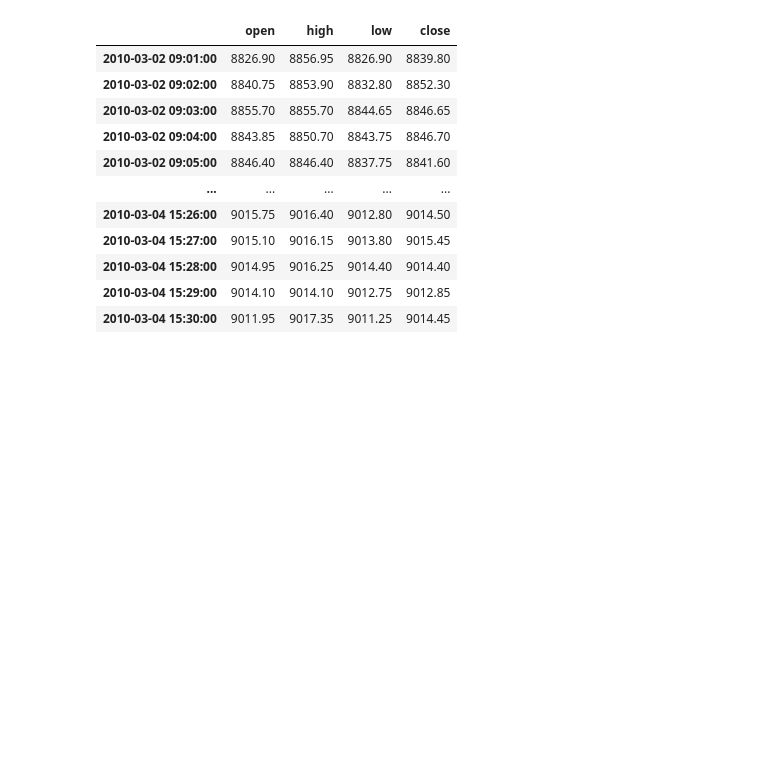
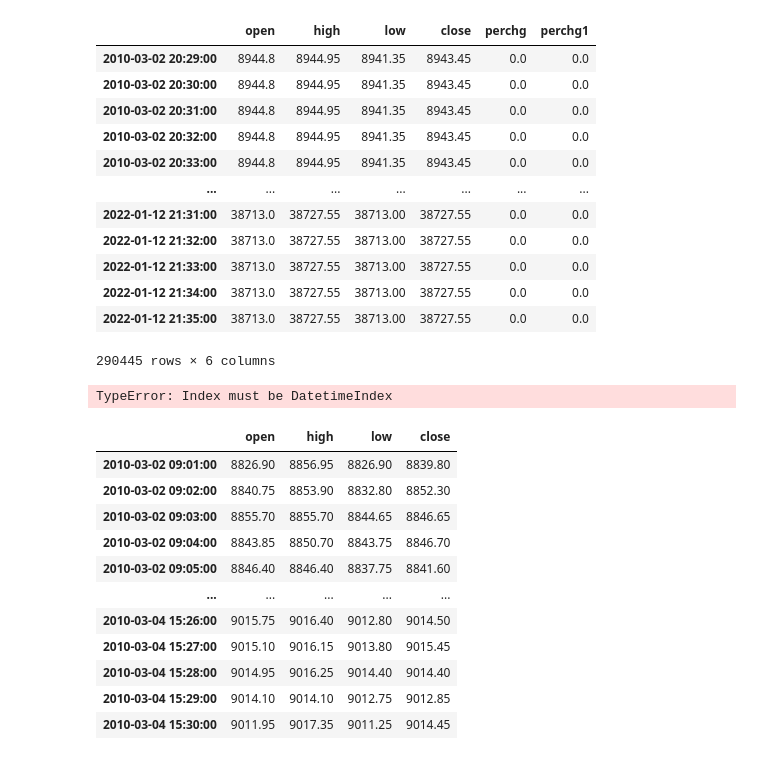
Before and after one commit to xooca/quant_game, a Jupyter notebook: ml_model.ipynb, the cells around one changed output. Cells and saved outputs as stored; diff of their text form; code cells hidden in the pictures; blank space fills up the shorter version.

```diff
--- a/ml_model.ipynb
+++ b/ml_model.ipynb
@@ -61,0 +156,15 @@ base_df2
+# %%
+#base_df1['f15'] = base_df1['close'].rolling(10, min_periods=1).apply(lambda x: sum(x > np.max(np.array(x)))).fillna(0).astype(int)
+import numpy as np
+#labels = range(1,n_bins+1)
+def chg_func(x):
+    #print(np.array(x))
+    #if len(np.array(x)) >= 5:
+    #    #print('----',pd.qcut(np.array(x),labels=False,q=n_bins,duplicates='drop'))
+    return pd.qcut(np.array(x),labels=False,q=n_bins,duplicates='drop')[0]
+    #else:
+    #    return 0
+#base_df1['f15'] = base_df1['close'].rolling(100, min_periods=1).apply(lambda x: pd.qcut(np.array(x),labels=False,q=n_bins,duplicates='drop'))
+base_df1['f15'] = base_df1['close'].rolling(10, min_periods=1).apply(chg_func)
+
+base_df1['f15']
@@ -61,0 +184,5 @@ base_df2
+# %%
+n_bins = 10
+bin_fxn = lambda y: pd.qcut(y,q=n_bins,labels = range(1,n_bins+1))pd.qcut(y,q=n_bins,labels = range(1,n_bins+1))
+base_df1['f15'] = base_df1.open.apply(bin_fxn)
+base_df1['f15']
@@ -61,0 +191,6 @@ base_df2
+# %%
+base_df1['perchg']=base_df1['close'].pct_change(periods=3,fill_method='ffill',limit = None,freq='1min')
+#base_df1['perchg1']=base_df1['close'].pct_change(periods=1,fill_method='ffill',limit = None,freq='3min')
+base_df1['ewm']=base_df1['close'].ewm(com=None, span=100, halflife=None, alpha=None, min_periods=0, adjust=True, ignore_na=False, axis=0, times=None, method='single').mean()
+
+base_df1[['close','perchg','ewm']]
@@ -61,0 +215,2 @@ base_df2
+# %%
+base_df1[f'test'] =base_df1['close'].pct_change(periods=5,fill_method='ffill',limit = None,freq='1min')
@@ -62,3 +245,23 @@ base_df2
+# %%
+base_df1.between_time('20:29', '21:35')
+# %% [output]
+|  | open | high | low | close | perchg | perchg1 |
+| 2010-03-02 20:29:00 | 8944.8 | 8944.95 | 8941.35 | 8943.45 | 0.0 | 0.0 |
+| 2010-03-02 20:30:00 | 8944.8 | 8944.95 | 8941.35 | 8943.45 | 0.0 | 0.0 |
+| 2010-03-02 20:31:00 | 8944.8 | 8944.95 | 8941.35 | 8943.45 | 0.0 | 0.0 |
+| 2010-03-02 20:32:00 | 8944.8 | 8944.95 | 8941.35 | 8943.45 | 0.0 | 0.0 |
+| 2010-03-02 20:33:00 | 8944.8 | 8944.95 | 8941.35 | 8943.45 | 0.0 | 0.0 |
+| ... | ... | ... | ... | ... | ... | ... |
+| 2022-01-12 21:31:00 | 38713.0 | 38727.55 | 38713.00 | 38727.55 | 0.0 | 0.0 |
+| 2022-01-12 21:32:00 | 38713.0 | 38727.55 | 38713.00 | 38727.55 | 0.0 | 0.0 |
+| 2022-01-12 21:33:00 | 38713.0 | 38727.55 | 38713.00 | 38727.55 | 0.0 | 0.0 |
+| 2022-01-12 21:34:00 | 38713.0 | 38727.55 | 38713.00 | 38727.55 | 0.0 | 0.0 |
+| 2022-01-12 21:35:00 | 38713.0 | 38727.55 | 38713.00 | 38727.55 | 0.0 | 0.0 |
+290445 rows × 6 columns
+# %%
+base_df['high'].between_time('15:29', '15:35')
+# %% [output]
+TypeError: Index must be DatetimeIndex
 # %%
 #base_df[(base_df['high'] > '2010-03-02') and (base_df['high'] < '2010-03-04')]
 
```
Also changed, not shown: parts of 18 cells of this notebook, 2 other files.
